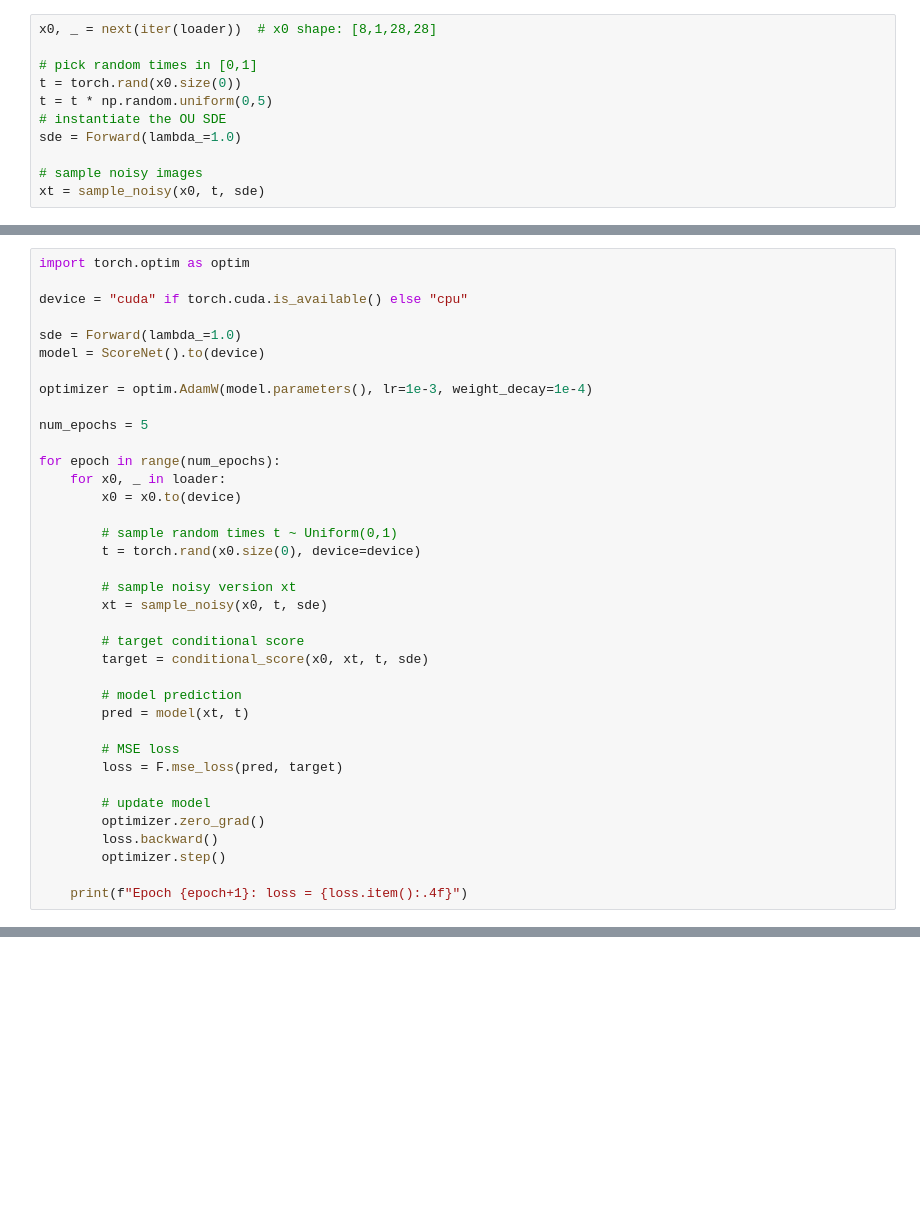
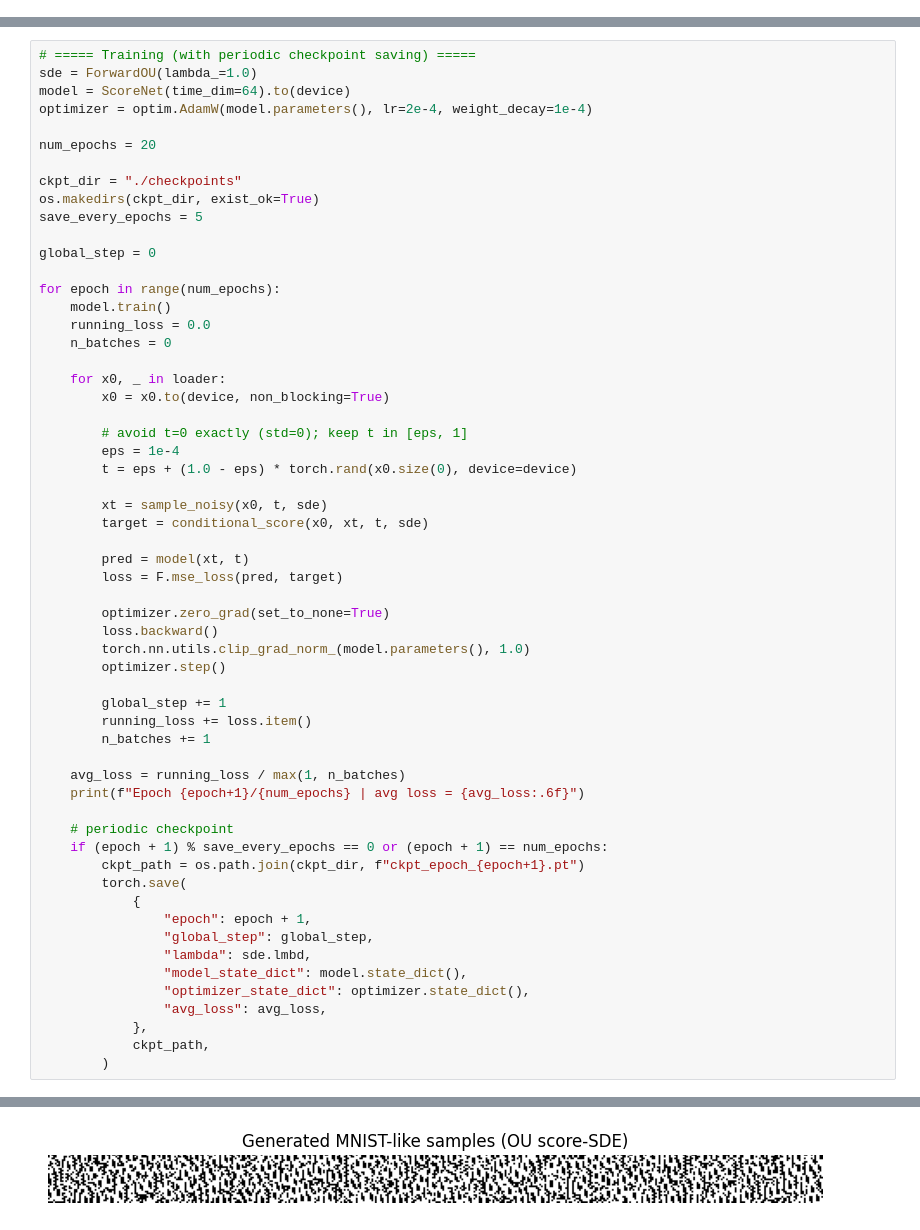
Before and after one commit to alban-geron/denoising-diffusion-model, a Jupyter notebook: model code/diffusion/mnist_simple_cnn.ipynb, the cells around one changed output, grey strips where cells are left out. Drawn from its saved outputs; the diff is of its cells as text; blank space fills up the shorter version.

```diff
--- a/model code/diffusion/mnist_simple_cnn.ipynb
+++ b/model code/diffusion/mnist_simple_cnn.ipynb
@@ -79,11 +40,0 @@ def conditional_score(x_0, x_t, t, sde):
-# %%
-x0, _ = next(iter(loader))  # x0 shape: [8,1,28,28]
-
-# pick random times in [0,1]
-t = torch.rand(x0.size(0))
-t = t * np.random.uniform(0,5)
-# instantiate the OU SDE
-sde = Forward(lambda_=1.0)
-
-# sample noisy images
-xt = sample_noisy(x0, t, sde)
@@ -148,40 +146,61 @@ class ScoreNet(nn.Module):
         inp = torch.cat([x, emb], dim=1)
         return self.net(inp)
 # %%
-import torch.optim as optim
+# ===== Training (with periodic checkpoint saving) =====
+sde = ForwardOU(lambda_=1.0)
+model = ScoreNet(time_dim=64).to(device)
+optimizer = optim.AdamW(model.parameters(), lr=2e-4, weight_decay=1e-4)
 
-device = "cuda" if torch.cuda.is_available() else "cpu"
+num_epochs = 20
 
-sde = Forward(lambda_=1.0)
-model = ScoreNet().to(device)
+ckpt_dir = "./checkpoints"
+os.makedirs(ckpt_dir, exist_ok=True)
+save_every_epochs = 5
 
-optimizer = optim.AdamW(model.parameters(), lr=1e-3, weight_decay=1e-4)
-
-num_epochs = 5
+global_step = 0
 
 for epoch in range(num_epochs):
+    model.train()
+    running_loss = 0.0
+    n_batches = 0
+
     for x0, _ in loader:
-        x0 = x0.to(device)
+        x0 = x0.to(device, non_blocking=True)
 
-        # sample random times t ~ Uniform(0,1)
-        t = torch.rand(x0.size(0), device=device)
+        # avoid t=0 exactly (std=0); keep t in [eps, 1]
+        eps = 1e-4
+        t = eps + (1.0 - eps) * torch.rand(x0.size(0), device=device)
 
-        # sample noisy version xt
         xt = sample_noisy(x0, t, sde)
-
-        # target conditional score
         target = conditional_score(x0, xt, t, sde)
 
-        # model prediction
         pred = model(xt, t)
-
-        # MSE loss
         loss = F.mse_loss(pred, target)
 
-        # update model
-        optimizer.zero_grad()
+        optimizer.zero_grad(set_to_none=True)
         loss.backward()
+        torch.nn.utils.clip_grad_norm_(model.parameters(), 1.0)
         optimizer.step()
 
-    print(f"Epoch {epoch+1}: loss = {loss.item():.4f}")
+        global_step += 1
+        running_loss += loss.item()
+        n_batches += 1
+
+    avg_loss = running_loss / max(1, n_batches)
+    print(f"Epoch {epoch+1}/{num_epochs} | avg loss = {avg_loss:.6f}")
+
+    # periodic checkpoint
+    if (epoch + 1) % save_every_epochs == 0 or (epoch + 1) == num_epochs:
+        ckpt_path = os.path.join(ckpt_dir, f"ckpt_epoch_{epoch+1}.pt")
+        torch.save(
+            {
+                "epoch": epoch + 1,
+                "global_step": global_step,
+                "lambda": sde.lmbd,
+                "model_state_dict": model.state_dict(),
+                "optimizer_state_dict": optimizer.state_dict(),
+                "avg_loss": avg_loss,
+            },
+            ckpt_path,
+        )
 # %% [output]
@@ -188,0 +227 @@ KeyboardInterrupt:
+[figure, added]
```
Also changed, not shown: parts of 16 cells of this notebook, 9 other files.
